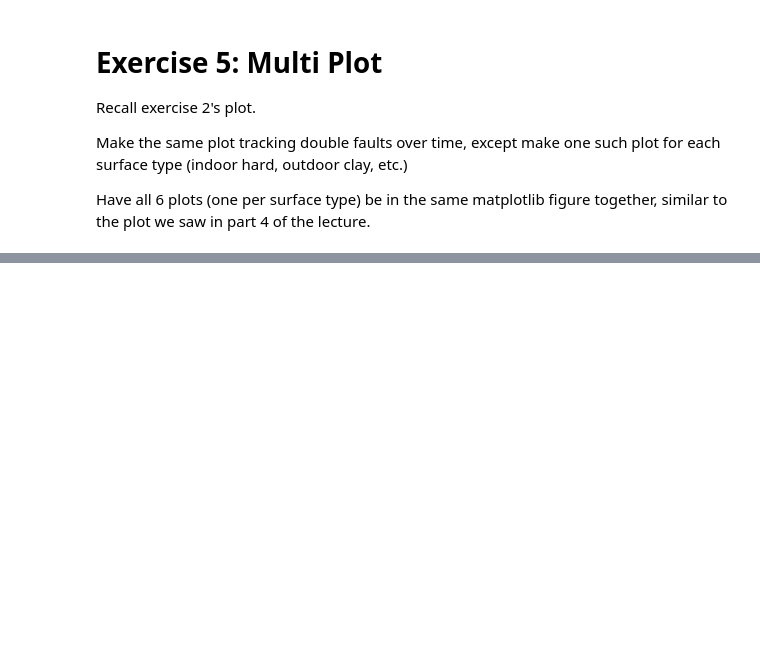
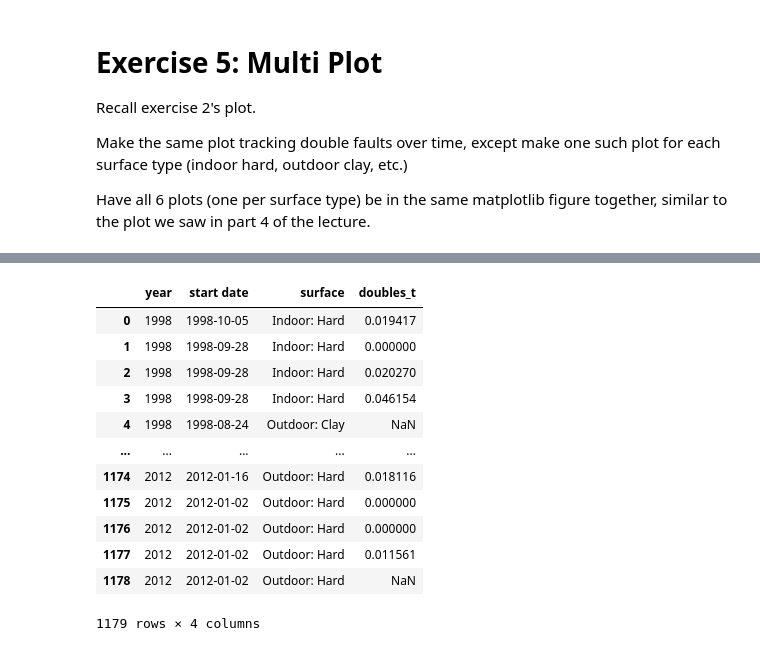
Before and after one commit to cb-ds-1/m2-2-viz, a Jupyter notebook: workshop.ipynb, the cells around one changed output, grey strips where cells are left out. Saved outputs shown, nothing was run; the diff lists cells and outputs as text; code cells hidden in the pictures; blank space fills up the shorter version.

```diff
--- a/workshop.ipynb
+++ b/workshop.ipynb
@@ -288,0 +260,22 @@ SyntaxError: invalid syntax (<ipython-input-15-803cf06c6b74>, line 3)
+# %%
+df = pd.read_csv('/Users/kalebmckenzie/Documents/GitHub/m2-2-viz/tennis_mod')
+
+indoor_hard = df.loc[df['surface'] == 'Indoor: Hard']
+outdoor_clay = df.loc[df['surface'] == 'Outdoor: Clay']
+indoor_carpet = df.loc[df['surface'] == 'Indoor: Carpet']
+outdoor_hard = df.loc[df['surface'] == 'Outdoor: Hard']
+outdoor_grass = df.loc[df['surface'] == 'Outdoor: Grass']
+# %% [output]
+|  | year | start date | surface | doubles_t |
+| 0 | 1998 | 1998-10-05 | Indoor: Hard | 0.019417 |
+| 1 | 1998 | 1998-09-28 | Indoor: Hard | 0.000000 |
+| 2 | 1998 | 1998-09-28 | Indoor: Hard | 0.020270 |
+| 3 | 1998 | 1998-09-28 | Indoor: Hard | 0.046154 |
+| 4 | 1998 | 1998-08-24 | Outdoor: Clay | NaN |
+| ... | ... | ... | ... | ... |
+| 1174 | 2012 | 2012-01-16 | Outdoor: Hard | 0.018116 |
+| 1175 | 2012 | 2012-01-02 | Outdoor: Hard | 0.000000 |
+| 1176 | 2012 | 2012-01-02 | Outdoor: Hard | 0.000000 |
+| 1177 | 2012 | 2012-01-02 | Outdoor: Hard | 0.011561 |
+| 1178 | 2012 | 2012-01-02 | Outdoor: Hard | NaN |
+1179 rows × 4 columns
```
Also changed, not shown: parts of 6 cells of this notebook.
